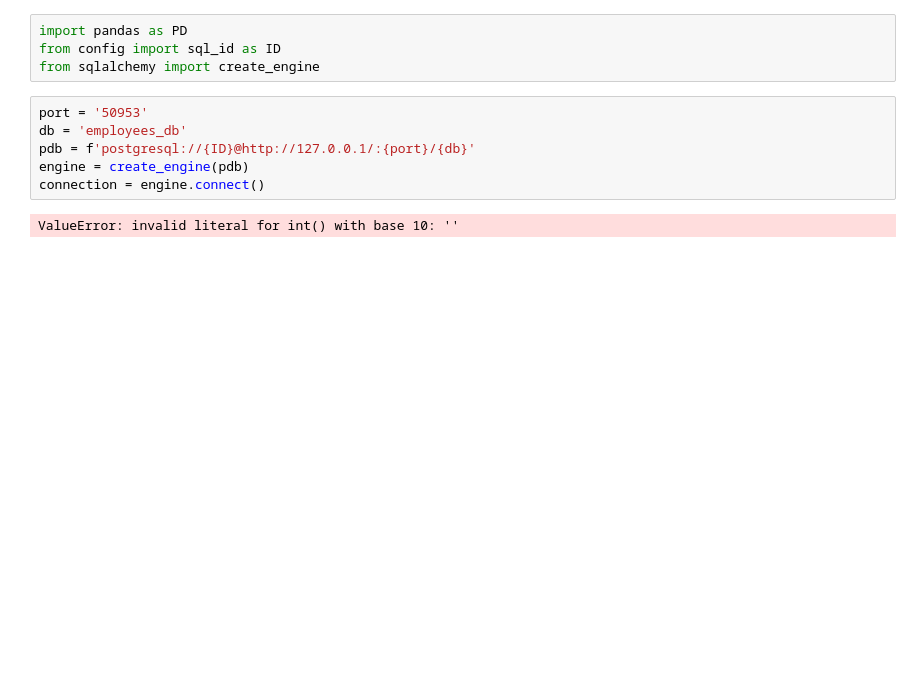
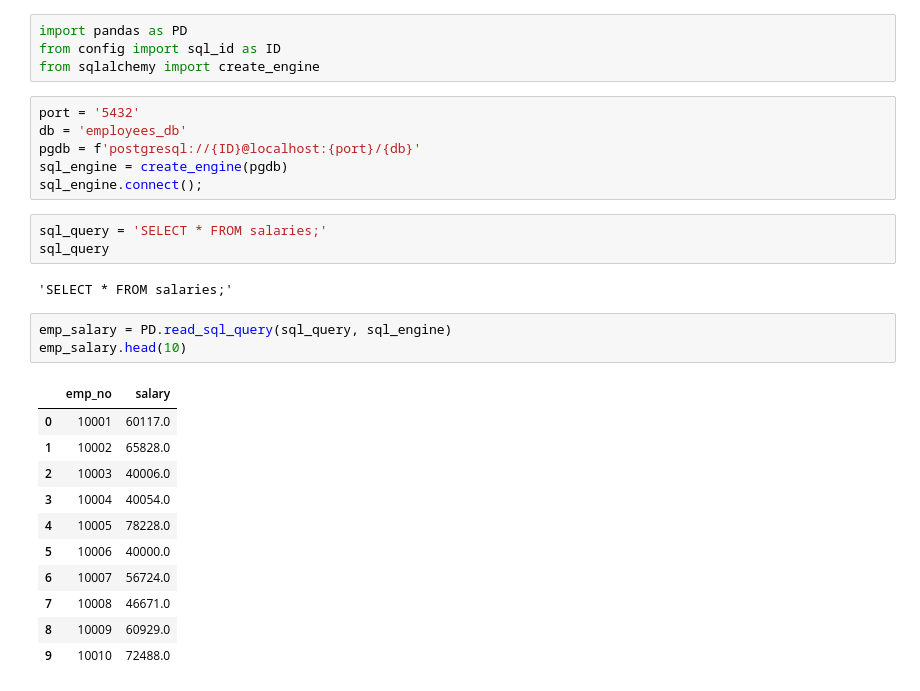
Before and after one commit to thekomx/SQL-Challenge, a Jupyter notebook: EmployeeSQL.ipynb, the cells around one changed output. Cells and saved outputs as stored; diff of their text form; blank space fills up the shorter version.

```diff
--- a/EmployeeSQL.ipynb
+++ b/EmployeeSQL.ipynb
@@ -3,10 +3,28 @@ import pandas as PD
 from config import sql_id as ID
 from sqlalchemy import create_engine
 # %%
-port = '50953'
+port = '5432'
 db = 'employees_db'
-pdb = f'postgresql://{ID}@http://127.0.0.1/:{port}/{db}'
-engine = create_engine(pdb)
-connection = engine.connect()
+pgdb = f'postgresql://{ID}@localhost:{port}/{db}'
+sql_engine = create_engine(pgdb)
+sql_engine.connect();
-# %% [output]
-ValueError: invalid literal for int() with base 10: ''
+# %%
+sql_query = 'SELECT * FROM salaries;'
+sql_query
+# %% [output]
+'SELECT * FROM salaries;'
+# %%
+emp_salary = PD.read_sql_query(sql_query, sql_engine)
+emp_salary.head(10)
+# %% [output]
+|  | emp_no | salary |
+| 0 | 10001 | 60117.0 |
+| 1 | 10002 | 65828.0 |
+| 2 | 10003 | 40006.0 |
+| 3 | 10004 | 40054.0 |
+| 4 | 10005 | 78228.0 |
+| 5 | 10006 | 40000.0 |
+| 6 | 10007 | 56724.0 |
+| 7 | 10008 | 46671.0 |
+| 8 | 10009 | 60929.0 |
+| 9 | 10010 | 72488.0 |
```
Also changed, not shown: parts of 4 cells of this notebook.
